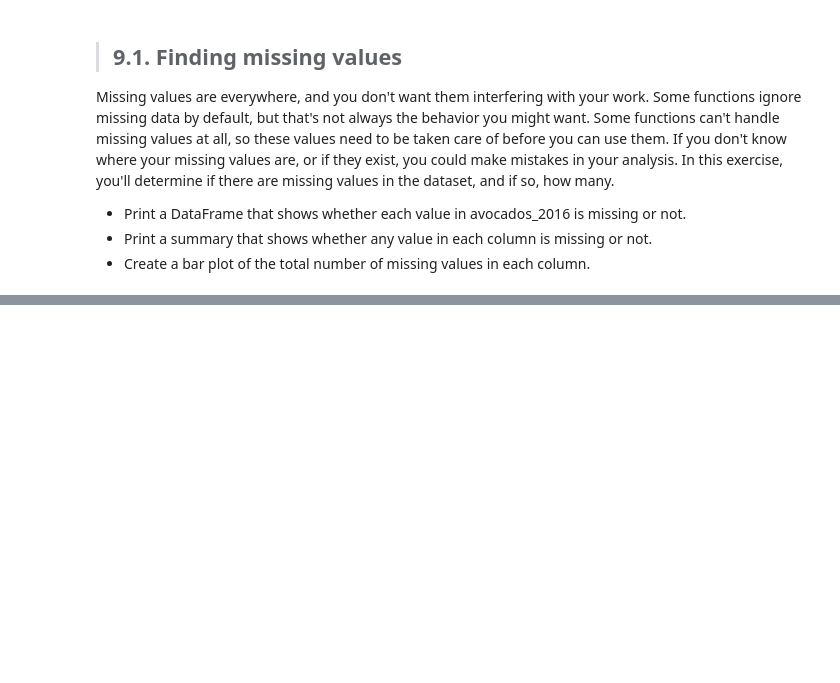
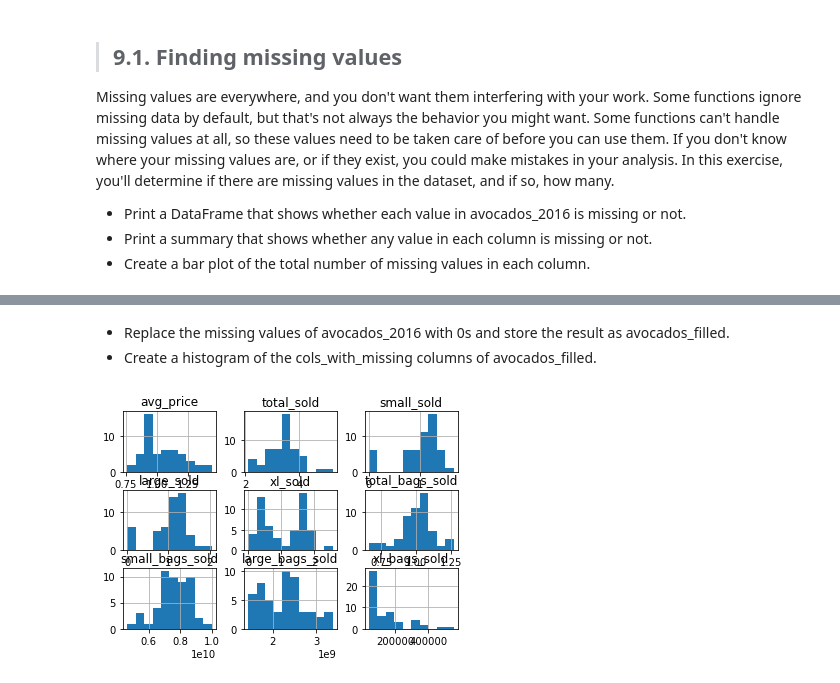
Before and after one commit to edneide/data_manipulation_with_pandas, a Jupyter notebook: 04_visualizacao_de_dados.ipynb, the cells around one changed output, grey strips where cells are left out. Cells and saved outputs as stored; diff of their text form; code cells hidden in the pictures; blank space fills up the shorter version.

```diff
--- a/04_visualizacao_de_dados.ipynb
+++ b/04_visualizacao_de_dados.ipynb
@@ -317,0 +385,14 @@ dtype: bool
+# %% [markdown]
+- Replace the missing values of avocados_2016 with 0s and store the result as avocados_filled.
+- Create a histogram of the cols_with_missing columns of avocados_filled.
+# %%
+# Fill in missing values with 0
+avocados_filled = avocados_2016.fillna(0)
+
+# Create histograms of the filled columns
+avocados_filled.hist()
+
+# Show the plot
+plt.show()
+# %% [output]
+[figure, added]
```
Also changed, not shown: parts of 7 cells of this notebook, 1 other file.
